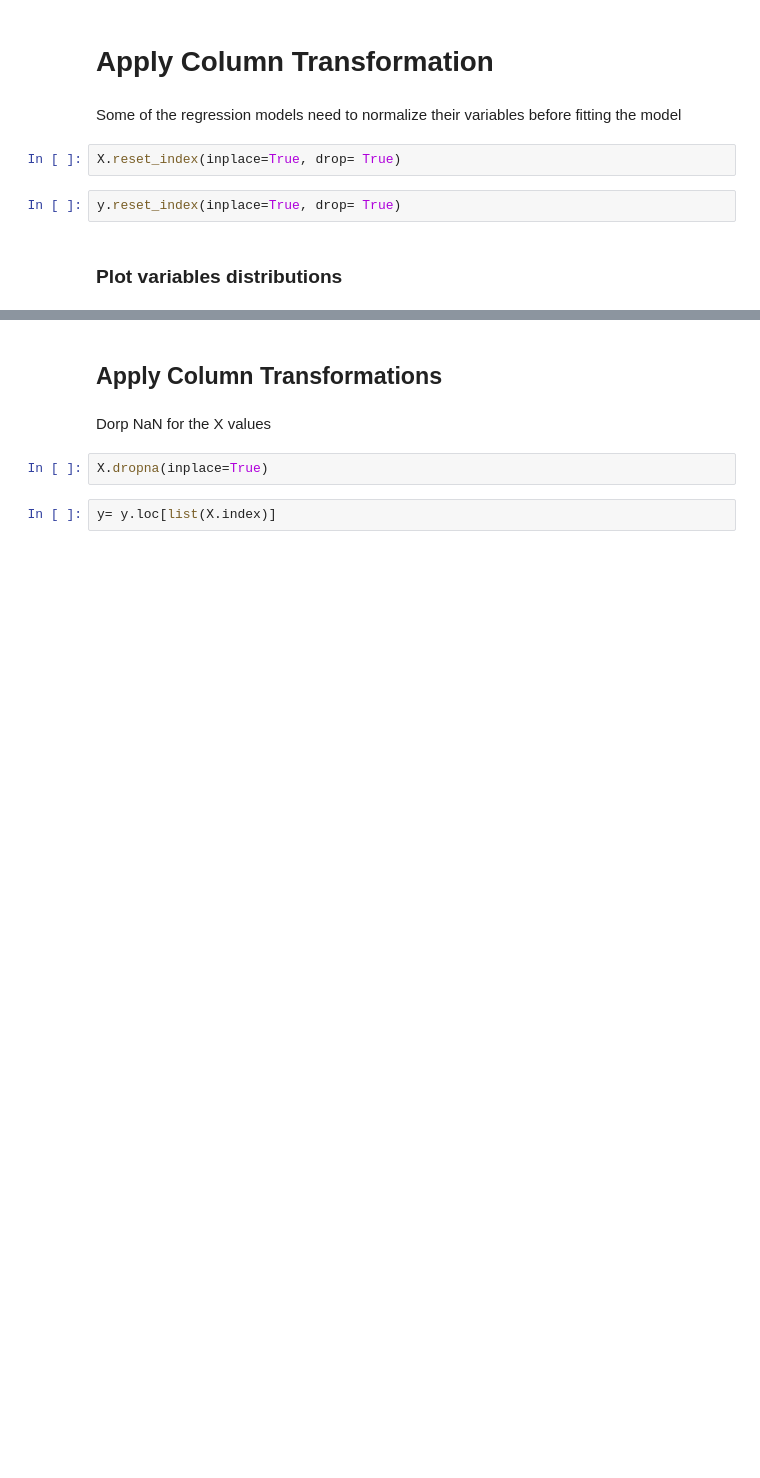
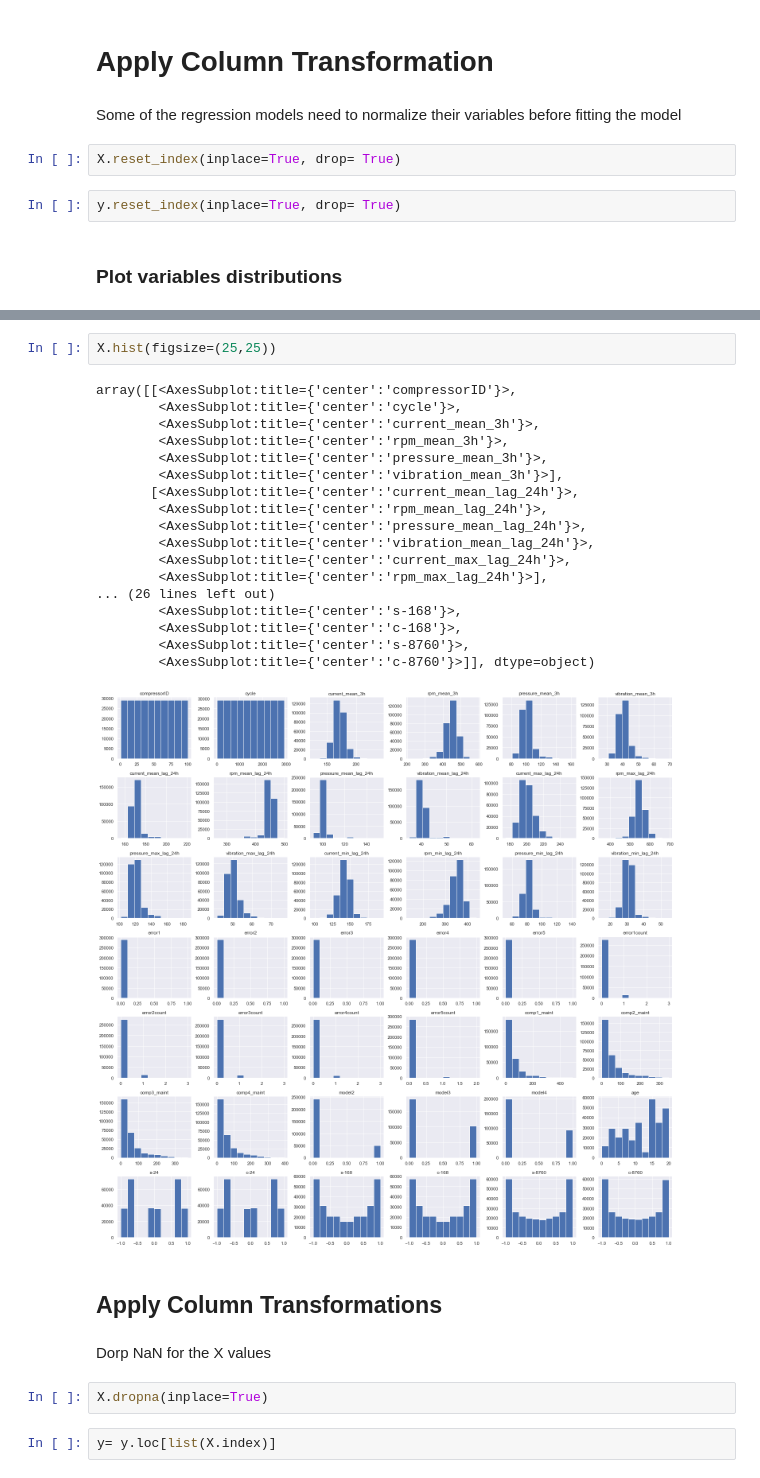
Before and after one commit to alvarolj23/PdM_AC, a Jupyter notebook: notebooks/08_Regression_Algorithms_Comparison.ipynb, the cells around one changed output, grey strips where cells are left out. Drawn from its saved outputs; the diff is of its cells as text; blank space fills up the shorter version.

```diff
--- a/notebooks/08_Regression_Algorithms_Comparison.ipynb
+++ b/notebooks/08_Regression_Algorithms_Comparison.ipynb
@@ -562,6 +554,27 @@ for triaxis in axes:
         i += 1
 # %% [output]
 [figure]
+# %%
+X.hist(figsize=(25,25))
+# %% [output]
+array([[<AxesSubplot:title={'center':'compressorID'}>,
+        <AxesSubplot:title={'center':'cycle'}>,
+        <AxesSubplot:title={'center':'current_mean_3h'}>,
+        <AxesSubplot:title={'center':'rpm_mean_3h'}>,
+        <AxesSubplot:title={'center':'pressure_mean_3h'}>,
+        <AxesSubplot:title={'center':'vibration_mean_3h'}>],
+       [<AxesSubplot:title={'center':'current_mean_lag_24h'}>,
+        <AxesSubplot:title={'center':'rpm_mean_lag_24h'}>,
+        <AxesSubplot:title={'center':'pressure_mean_lag_24h'}>,
+        <AxesSubplot:title={'center':'vibration_mean_lag_24h'}>,
+        <AxesSubplot:title={'center':'current_max_lag_24h'}>,
+        <AxesSubplot:title={'center':'rpm_max_lag_24h'}>],
+... (26 lines left out)
+        <AxesSubplot:title={'center':'s-168'}>,
+        <AxesSubplot:title={'center':'c-168'}>,
+        <AxesSubplot:title={'center':'s-8760'}>,
+        <AxesSubplot:title={'center':'c-8760'}>]], dtype=object)
+[figure, added]
 # %% [markdown]
 ## Apply Column Transformations
 # %% [markdown]
```
Also changed, not shown: parts of 10 cells of this notebook, 6 other files.
